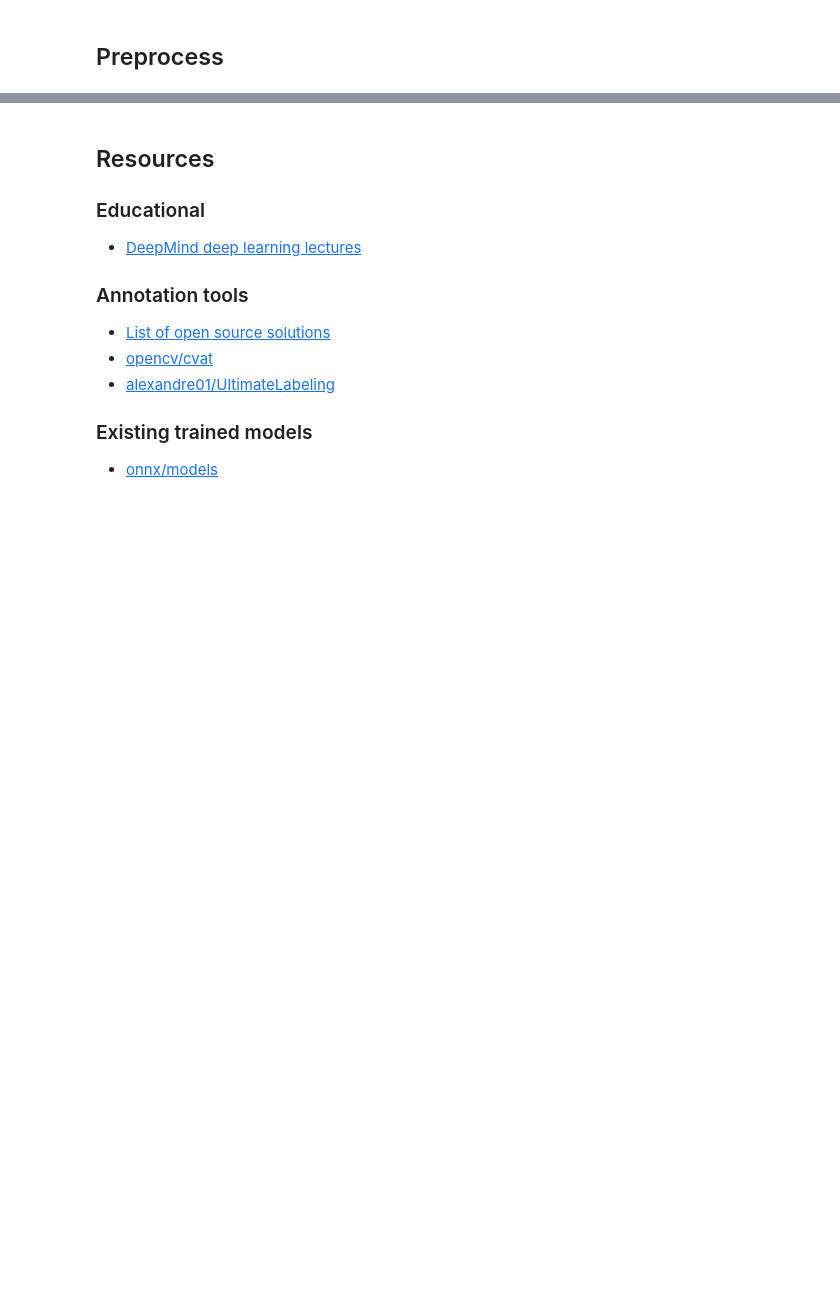
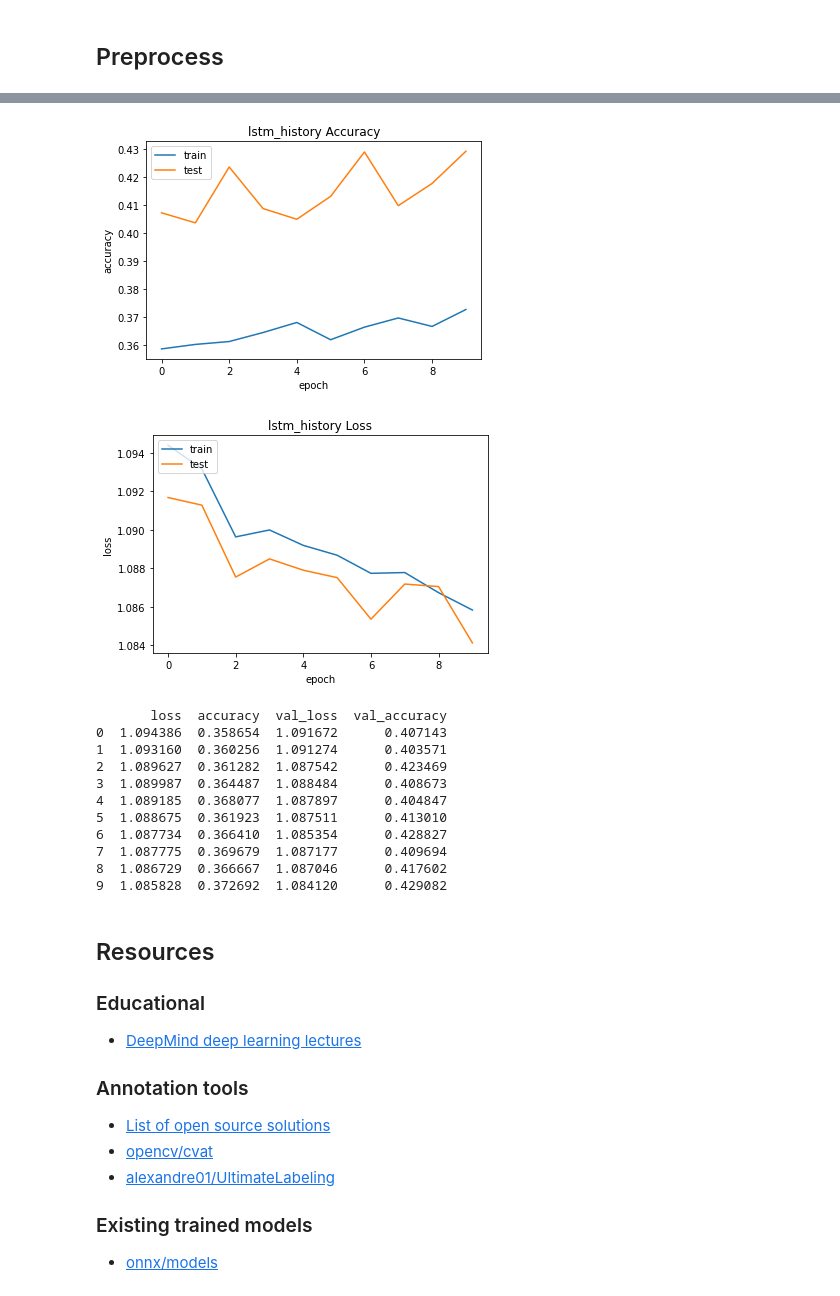
Before and after one commit to leomorpho/confusion_detection, a Jupyter notebook: confusion_detection.ipynb, the cells around one changed output, grey strips where cells are left out. Drawn from its saved outputs; the diff is of its cells as text; code cells hidden in the pictures; blank space fills up the shorter version.

```diff
--- a/confusion_detection.ipynb
+++ b/confusion_detection.ipynb
@@ -237,0 +608,22 @@ IndexError: tuple index out of range
+# %%
+complex_lstm_model = tf.keras.models.Sequential([
+    # Shape [batch, time, features] => [batch, time, lstm_units]
+    tf.keras.layers.LSTM(hidden_nodes, return_sequences=True),
+    tf.keras.layers.Dropout(0.2),
+    tf.keras.layers.LSTM(hidden_nodes, return_sequences=True),
+    tf.keras.layers.Dropout(0.2),
+    tf.keras.layers.LSTM(hidden_nodes, return_sequences=True),
+    tf.keras.layers.Dropout(0.2),
+    tf.keras.layers.Dense(3, activation='softmax')
+])
+
+complex_lstm_model.compile(optimizer='adam',
+              loss="sparse_categorical_crossentropy",
+              metrics=['accuracy'])
+
+complex_lstm_history = complex_lstm_model.fit(x_train_lstm, y_train_lstm,
+               batch_size=window_size, epochs=10, verbose=2,
+               callbacks=[early_stopping],
+               validation_data=(x_validate_lstm, y_validate_lstm))
+
+print("done")
@@ -238,3 +811,39 @@ IndexError: tuple index out of range
+# %%
+## Visualize Results      source: https://machinelearningmastery.com/display-deep-learning-model-training-history-in-keras/
+
+# summarize lstm_history for accuracy
+plt.plot(complex_lstm_history.history['accuracy'])
+plt.plot(complex_lstm_history.history['val_accuracy'])
+plt.title('lstm_history Accuracy')
+plt.ylabel('accuracy')
+plt.xlabel('epoch')
+plt.legend(['train', 'test'], loc='upper left')
+plt.show()
+# summarize lstm_history for loss
+plt.plot(complex_lstm_history.history['loss'])
+plt.plot(complex_lstm_history.history['val_loss'])
+plt.title('lstm_history Loss')
+plt.ylabel('loss')
+plt.xlabel('epoch')
+plt.legend(['train', 'test'], loc='upper left')
+plt.show()
+
+history_pd = pd.DataFrame(complex_lstm_history.history)
+print(history_pd)
+# %% [output]
+[figure, added]
+[figure, added]
+       loss  accuracy  val_loss  val_accuracy
+0  1.094386  0.358654  1.091672      0.407143
+1  1.093160  0.360256  1.091274      0.403571
+2  1.089627  0.361282  1.087542      0.423469
+3  1.089987  0.364487  1.088484      0.408673
+4  1.089185  0.368077  1.087897      0.404847
+5  1.088675  0.361923  1.087511      0.413010
+6  1.087734  0.366410  1.085354      0.428827
+7  1.087775  0.369679  1.087177      0.409694
+8  1.086729  0.366667  1.087046      0.417602
+9  1.085828  0.372692  1.084120      0.429082
 # %% [markdown]
 ## Resources
 ### Educational
```
Also changed, not shown: parts of 42 cells of this notebook, 6 other files.
